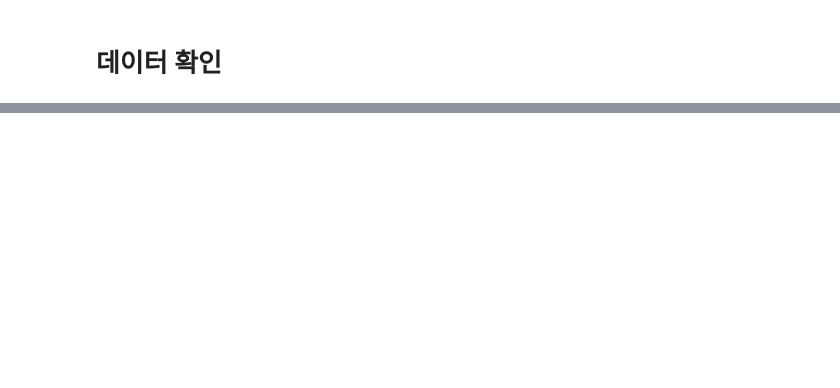
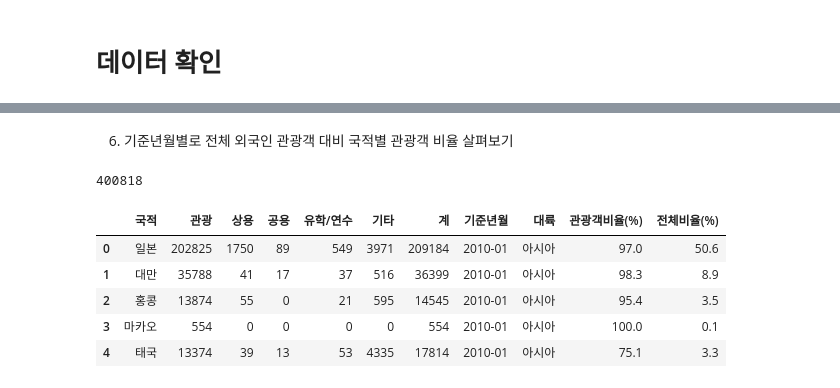
Before and after one commit to ek1816/CODE, a Jupyter notebook: 외국인 출입국 통계 데이터/외국인 출입국 통계데이터(관광).ipynb, the cells around one changed output, grey strips where cells are left out. Cells and saved outputs as stored; diff of their text form; code cells hidden in the pictures; blank space fills up the shorter version.

```diff
--- a/외국인 출입국 통계 데이터/외국인 출입국 통계데이터(관광).ipynb
+++ b/외국인 출입국 통계 데이터/외국인 출입국 통계데이터(관광).ipynb
@@ -134,0 +156,5 @@ kto_201901_country.head()
+# %%
+#국가별로 매칭되는 대륙을 생각해보고 만들어야 함. 기존 데이터는 아시아주 하위그룹으로 아시아 국가들로 구성되어 있어 순서대로 만들면 됨.
+#아시아주 25개, 미주 5개, 유럽(구주) 23개, 오세아니아 3개, 아프리카주 2개, 기타대륙 1개, 교포소계 1개.
+continents = ['아시아']*25 + ['아메리카']*5 + ['유럽']*23 + ['오세아니아']*3 + ['아프리카']*2 + ['기타대륙']*1 + ['교포']*1
+print(continents)
@@ -134,0 +163,4 @@ kto_201901_country.head()
+# %%
+#만들어진 continents 변수로 데이터프레임에 '대륙' 컬럼 추가하기.
+kto_201001_country_newindex['대륙'] = continents
+kto_201001_country_newindex.head()
@@ -134,0 +185,5 @@ kto_201901_country.head()
+# %%
+#관광객 비율(%) 컬럼 생성.
+kto_201001_country_newindex['관광객비율(%)'] = \
+    round(kto_201001_country_newindex['관광'] / kto_201001_country_newindex['계'] * 100, 1)
+kto_201001_country_newindex.head()
@@ -134,0 +223,21 @@ kto_201901_country.head()
+# %% [markdown]
+6. 기준년월별로 전체 외국인 관광객 대비 국적별 관광객 비율 살펴보기
+# %%
+#2010년 1월 외국인 관광객 전체 수 구하기(tourist_sum 변수 생성)
+tourist_sum = sum(kto_201001_country_newindex['관광'])
+tourist_sum
+#총 약 40만명.
+# %% [output]
+400818
+# %%
+#'전체비율(%)' 컬럼 생성
+kto_201001_country_newindex['전체비율(%)'] = \
+    round(kto_201001_country_newindex['관광'] / tourist_sum * 100, 1)
+kto_201001_country_newindex.head()
+# %% [output]
+|  | 국적 | 관광 | 상용 | 공용 | 유학/연수 | 기타 | 계 | 기준년월 | 대륙 | 관광객비율(%) | 전체비율(%) |
+| 0 | 일본 | 202825 | 1750 | 89 | 549 | 3971 | 209184 | 2010-01 | 아시아 | 97.0 | 50.6 |
+| 1 | 대만 | 35788 | 41 | 17 | 37 | 516 | 36399 | 2010-01 | 아시아 | 98.3 | 8.9 |
+| 2 | 홍콩 | 13874 | 55 | 0 | 21 | 595 | 14545 | 2010-01 | 아시아 | 95.4 | 3.5 |
+| 3 | 마카오 | 554 | 0 | 0 | 0 | 0 | 554 | 2010-01 | 아시아 | 100.0 | 0.1 |
+| 4 | 태국 | 13374 | 39 | 13 | 53 | 4335 | 17814 | 2010-01 | 아시아 | 75.1 | 3.3 |
```
Also changed, not shown: parts of 55 cells of this notebook, 1 other file.
